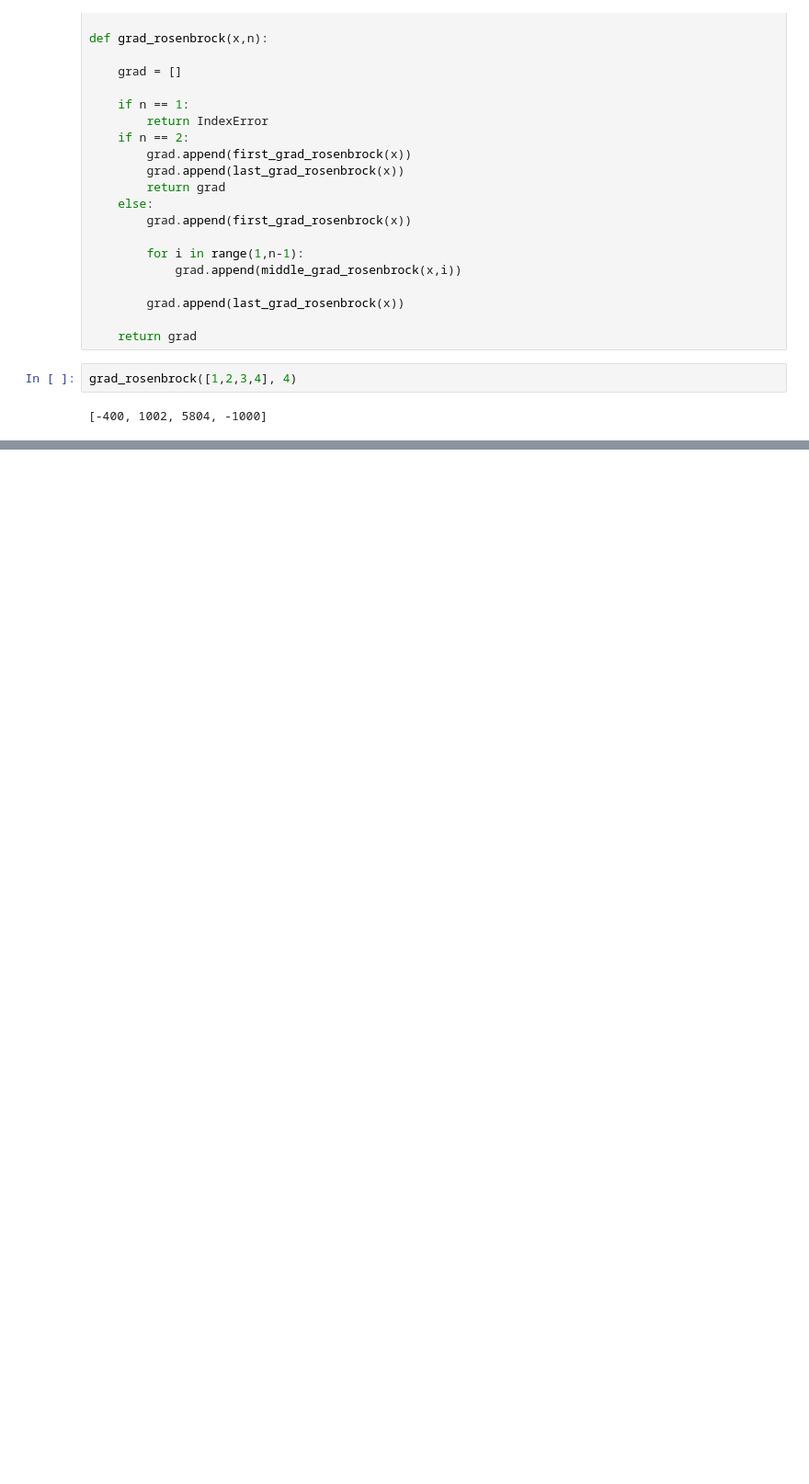
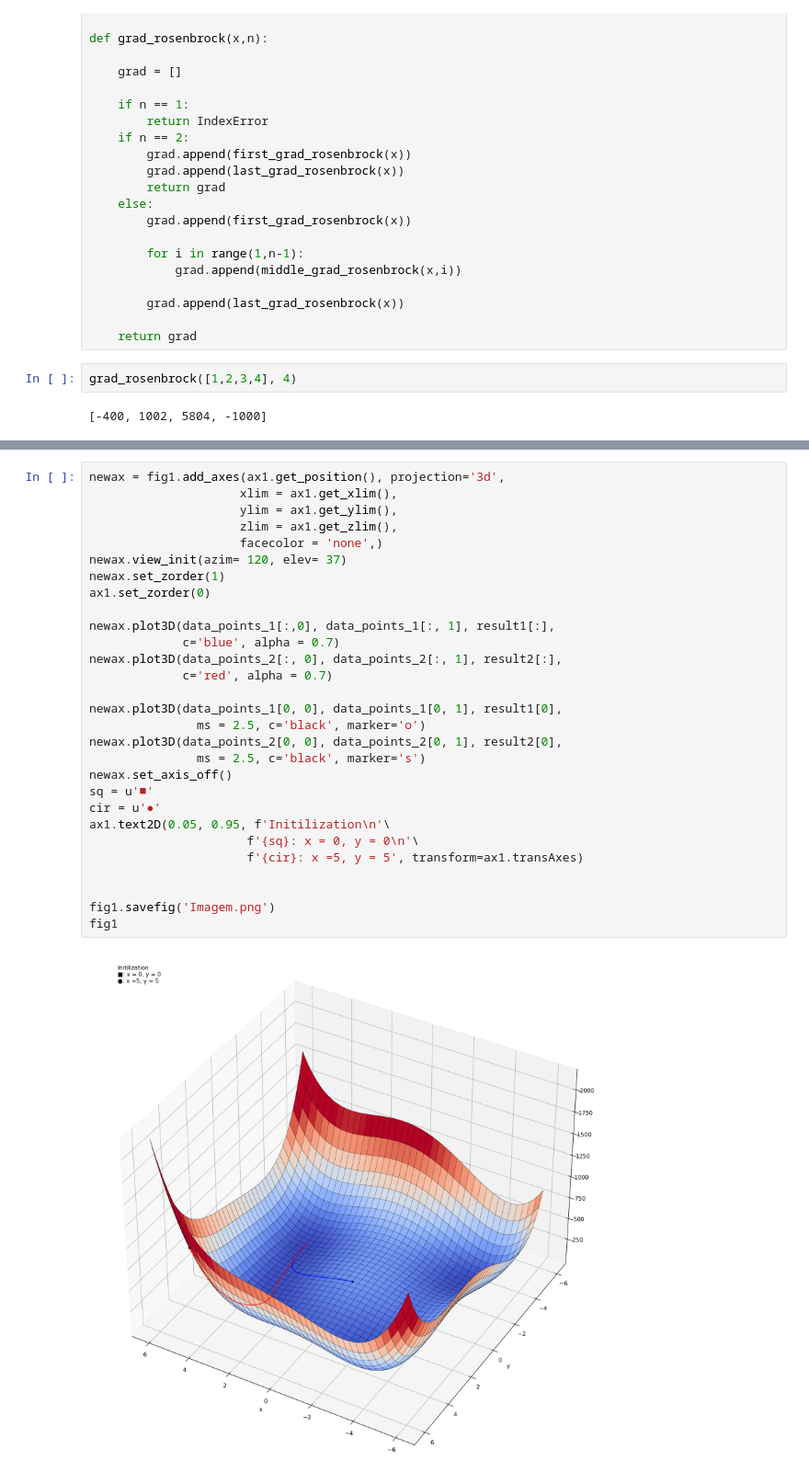
Before and after one commit to PedroSiqueira1/OptimizationMethods, a Jupyter notebook: lista3.ipynb, the cells around one changed output, grey strips where cells are left out. Shown at 92% size. Drawn from its saved outputs; the diff is of its cells as text; blank space fills up the shorter version.

```diff
--- a/lista3.ipynb
+++ b/lista3.ipynb
@@ -45,0 +135,31 @@ grad_rosenbrock([1,2,3,4], 4)
+# %%
+newax = fig1.add_axes(ax1.get_position(), projection='3d',
+                     xlim = ax1.get_xlim(),
+                     ylim = ax1.get_ylim(),
+                     zlim = ax1.get_zlim(),
+                     facecolor = 'none',)
+newax.view_init(azim= 120, elev= 37)
+newax.set_zorder(1)
+ax1.set_zorder(0)
+
+newax.plot3D(data_points_1[:,0], data_points_1[:, 1], result1[:],
+             c='blue', alpha = 0.7)
+newax.plot3D(data_points_2[:, 0], data_points_2[:, 1], result2[:],
+             c='red', alpha = 0.7)
+
+newax.plot3D(data_points_1[0, 0], data_points_1[0, 1], result1[0],
+               ms = 2.5, c='black', marker='o')
+newax.plot3D(data_points_2[0, 0], data_points_2[0, 1], result2[0],
+               ms = 2.5, c='black', marker='s')
+newax.set_axis_off()
+sq = u'■'
+cir = u'●'
+ax1.text2D(0.05, 0.95, f'Initilization\n'\
+                      f'{sq}: x = 0, y = 0\n'\
+                      f'{cir}: x =5, y = 5', transform=ax1.transAxes)
+
+
+fig1.savefig('Imagem.png')
+fig1
+# %% [output]
+[figure, added]
```
Also changed, not shown: parts of 13 cells of this notebook.
